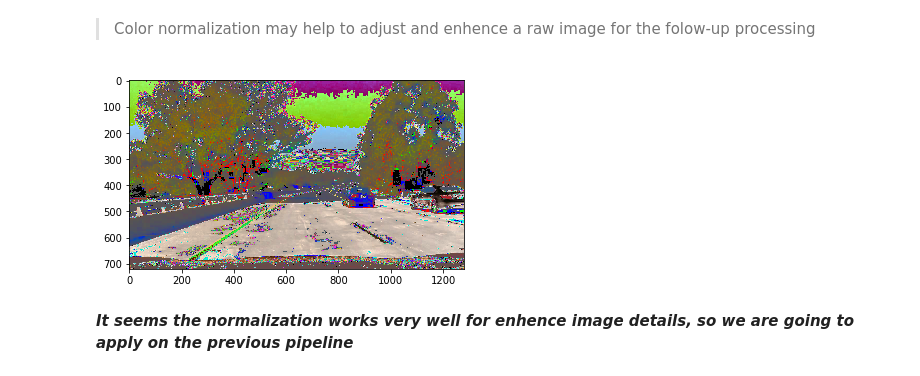
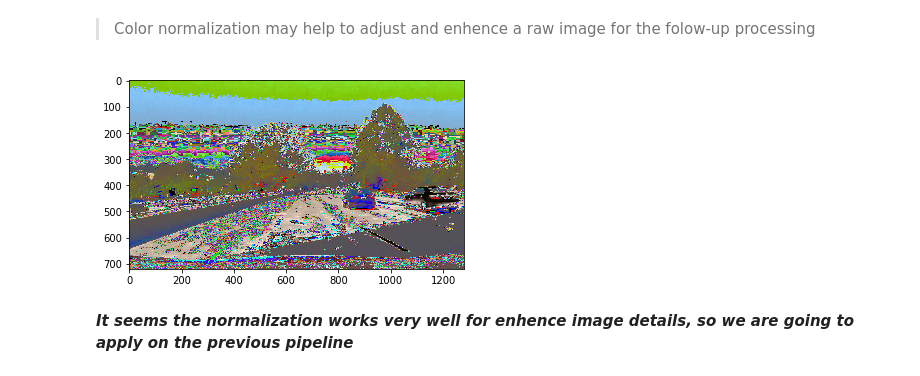
Before and after one commit to wizardkeven/CarND-LaneLines-P1, a Jupyter notebook: P1.ipynb, the cells around one changed output. Drawn from its saved outputs; the diff is of its cells as text; code cells hidden in the pictures.

```diff
--- a/P1.ipynb
+++ b/P1.ipynb
@@ -683,26 +693,26 @@ def select_yellow_white_lane_line_from_hls(image):
 # %%
 def rgb_normalization(rgb_image):
     norm_image = np.copy(rgb_image) if rgb_image.shape[2]==3 else None
     if norm_image is None:
         print('Input image is not a valid rgb file!')
         return
     r = norm_image[:,:,0]
     g = norm_image[:,:,1]
     b = norm_image[:,:,2]
     color_sum = r + g + b
 
     # normalize respectively for R,G,B
-    norm_image[:,:,0] = r/color_sum*255.0
-    norm_image[:,:,1] = g/color_sum*255.0
-    norm_image[:,:,2] = b/color_sum*255.0
+    norm_image[:,:,0] = r*255.0/color_sum
+    norm_image[:,:,1] = g*255.0/color_sum
+    norm_image[:,:,2] = b*255.0/color_sum
     return norm_image
 # test for norm
 for ts_i in c_images[:2]:
     _,ts_pic = ts_i
     tem_p = rgb_normalization(ts_pic)
     plt.imshow(tem_p)
 # %% [output]
-[figure, old version]
+[figure, new version]
 # %% [markdown]
 _**It seems the normalization works very well for enhence image details, so we are going to apply on the previous pipeline**_
 # %% [markdown]
```
Also changed, not shown: parts of 17 cells of this notebook, 4 other files.
